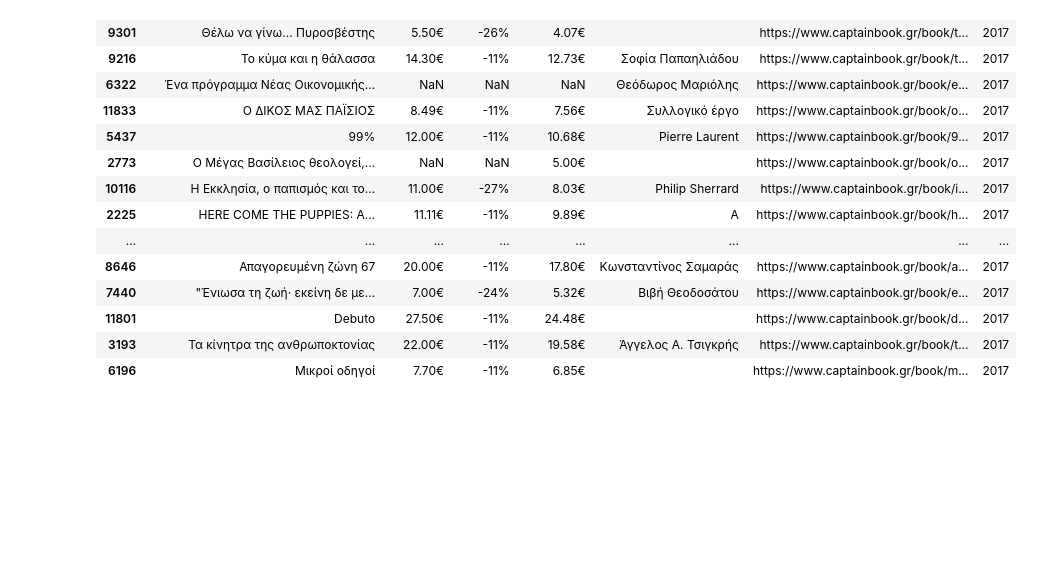
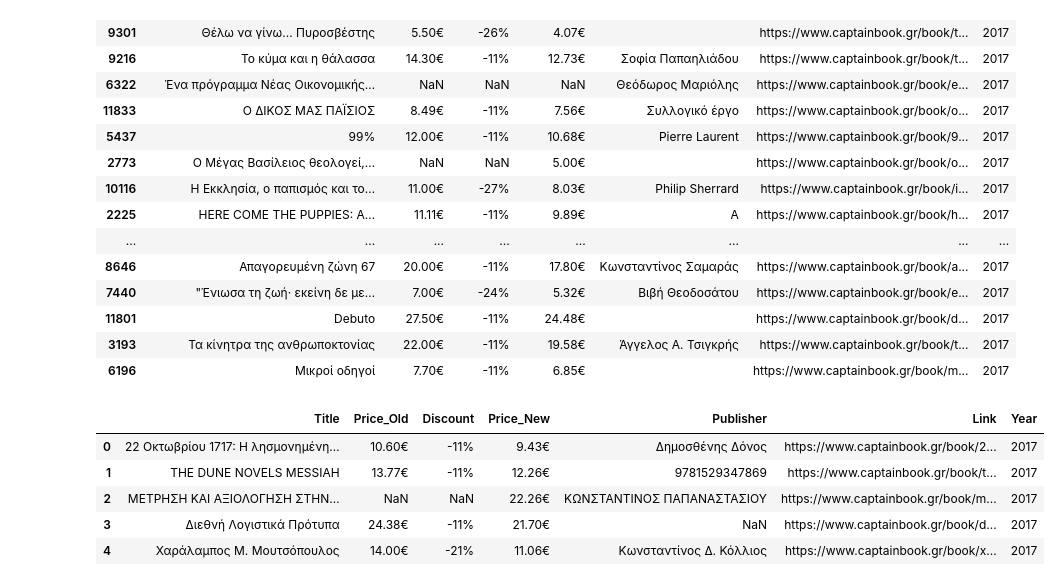
Before and after one commit to ChristosChousanlis/Webscraping, a Jupyter notebook: webscraping/Books2017.ipynb, the cells around one changed output. Saved outputs shown, nothing was run; the diff lists cells and outputs as text; code cells hidden in the pictures; blank space fills up the shorter version.

```diff
--- a/webscraping/Books2017.ipynb
+++ b/webscraping/Books2017.ipynb
@@ -123,0 +129,9 @@ df.to_csv('../data/books_2017.csv')
+# %%
+df.head()
+# %% [output]
+|  | Title | Price_Old | Discount | Price_New | Publisher | Link | Year |
+| 0 | 22 Οκτωβρίου 1717: Η λησμονημένη… | 10.60€ | -11% | 9.43€ | Δημοσθένης Δόνος | https://www.captainbook.gr/book/2... | 2017 |
+| 1 | THE DUNE NOVELS MESSIAH | 13.77€ | -11% | 12.26€ | 9781529347869 | https://www.captainbook.gr/book/t... | 2017 |
+| 2 | ΜΕΤΡΗΣΗ ΚΑΙ ΑΞΙΟΛΟΓΗΣΗ ΣΤΗΝ… | NaN | NaN | 22.26€ | ΚΩΝΣΤΑΝΤΙΝΟΣ ΠΑΠΑΝΑΣΤΑΣΙΟΥ | https://www.captainbook.gr/book/m... | 2017 |
+| 3 | Διεθνή Λογιστικά Πρότυπα | 24.38€ | -11% | 21.70€ | NaN | https://www.captainbook.gr/book/d... | 2017 |
+| 4 | Χαράλαμπος Μ. Μουτσόπουλος | 14.00€ | -21% | 11.06€ | Κωνσταντίνος Δ. Κόλλιος | https://www.captainbook.gr/book/x... | 2017 |
```
Also changed, not shown: parts of 19 cells of this notebook, 4 other files.
